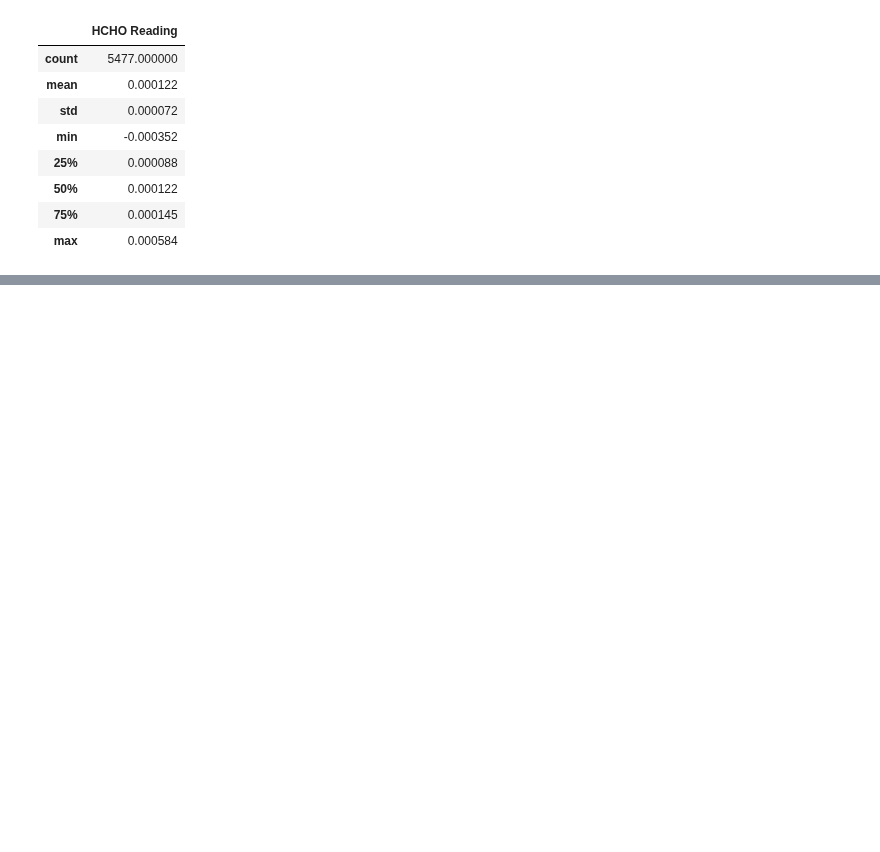
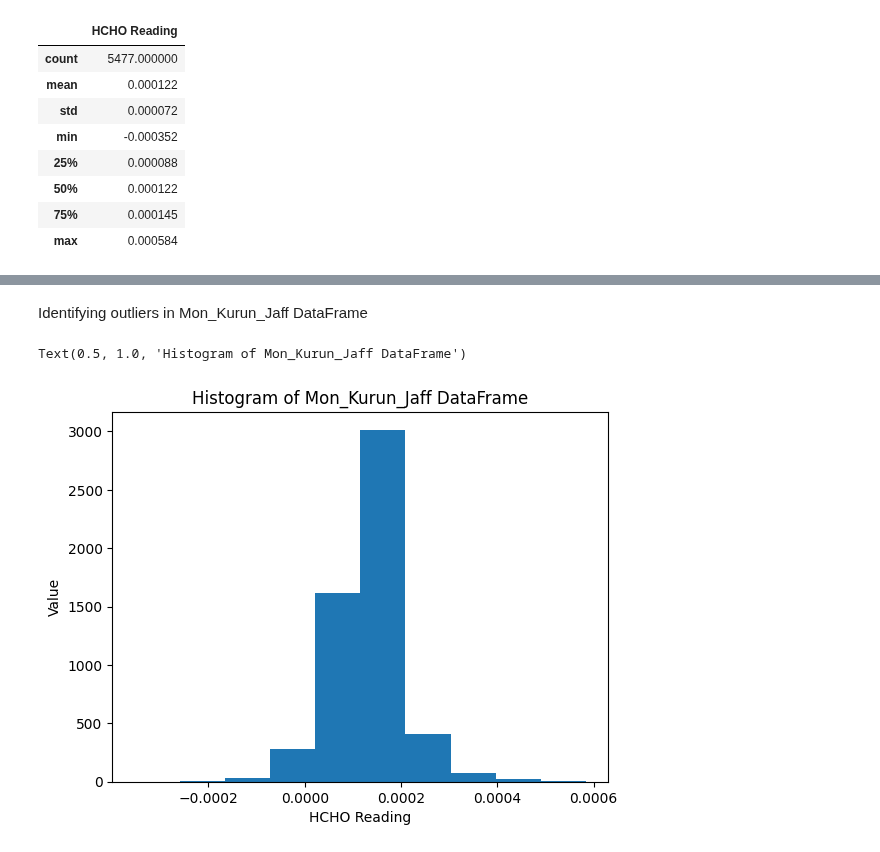
Before and after one commit to DeelakaDias/Analyzing-HCHO-Gas-Level-in-Sri-Lanka, a Jupyter notebook: Data Engineering CW.ipynb, the cells around one changed output, grey strips where cells are left out. Cells and saved outputs as stored; diff of their text form; code cells hidden in the pictures; blank space fills up the shorter version.

```diff
--- a/Data Engineering CW.ipynb
+++ b/Data Engineering CW.ipynb
@@ -358,0 +476,10 @@ mon_kur_jaf_output.describe()
+# %% [markdown]
+Identifying outliers in Mon_Kurun_Jaff DataFrame
+# %%
+plt.hist(mon_kur_jaf_output['HCHO Reading'])
+plt.xlabel('HCHO Reading')
+plt.ylabel('Value')
+plt.title('Histogram of Mon_Kurun_Jaff DataFrame')
+# %% [output]
+Text(0.5, 1.0, 'Histogram of Mon_Kurun_Jaff DataFrame')
+[figure, added]
```
Also changed, not shown: parts of 23 cells of this notebook.
